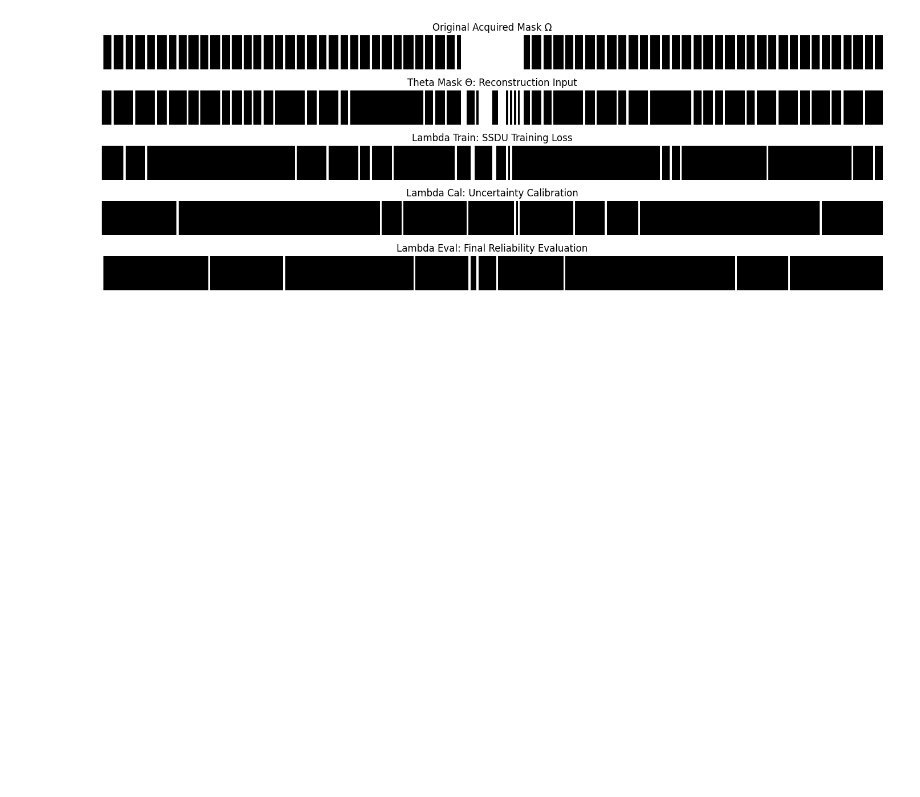
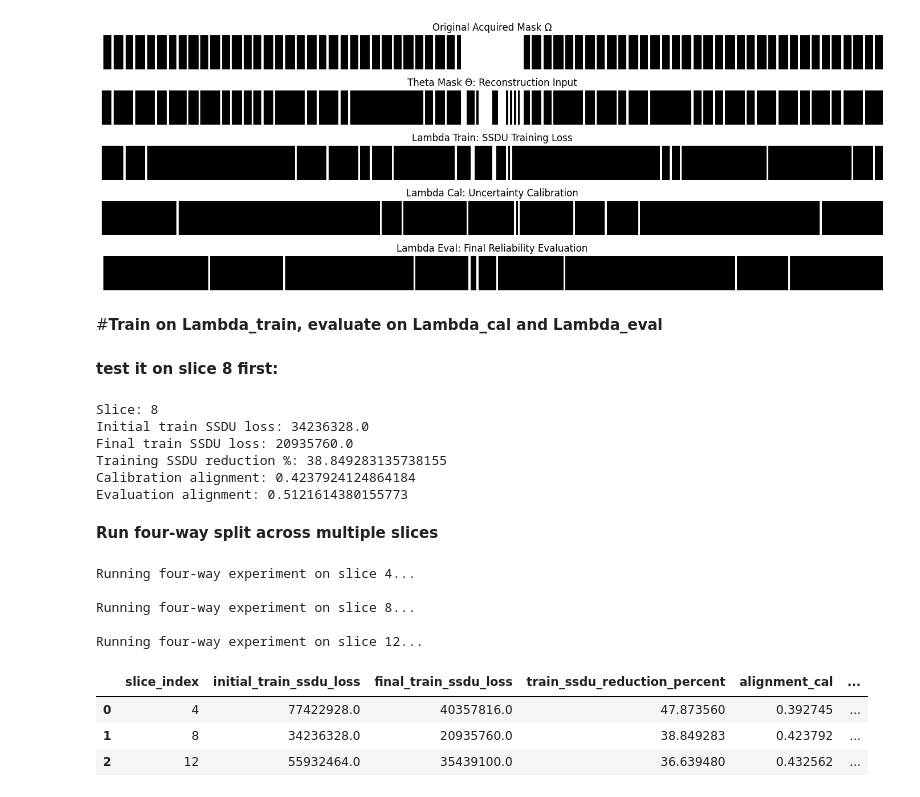
Before and after one commit to SILAS-RANSFORD-OSEI/reliability-aware-ssdu-mri, a Jupyter notebook: notebooks/03_multi_slice_reliability_check.ipynb, the cells around one changed output. Saved outputs shown, nothing was run; the diff lists cells and outputs as text; code cells hidden in the pictures; blank space fills up the shorter version.

Commit message:
Update notebook with four-way reliability evaluation

```diff
--- a/notebooks/03_multi_slice_reliability_check.ipynb
+++ b/notebooks/03_multi_slice_reliability_check.ipynb
@@ -566,3 +566,5 @@ plt.tight_layout()
 plt.show()
 # %% [output]
 [figure]
+# %% [markdown]
+#**Train on Lambda_train, evaluate on Lambda_cal and Lambda_eval**
@@ -568,0 +712,74 @@ plt.show()
+# %% [markdown]
+**test it on slice 8 first:**
+# %%
+four_way_result_8 = run_four_way_reliability_experiment(
+    kspace=kspace,
+    mask=mask,
+    slice_index=8,
+    coil_index=0,
+    split_seed=42,
+    model_seed=0,
+    num_steps=50,
+    num_samples=8,
+)
+
+print("Slice:", four_way_result_8["slice_index"])
+print("Initial train SSDU loss:", four_way_result_8["initial_train_ssdu_loss"])
+print("Final train SSDU loss:", four_way_result_8["final_train_ssdu_loss"])
+print("Training SSDU reduction %:", four_way_result_8["train_ssdu_reduction_percent"])
+print("Calibration alignment:", four_way_result_8["alignment_cal"])
+print("Evaluation alignment:", four_way_result_8["alignment_eval"])
+# %% [output]
+Slice: 8
+Initial train SSDU loss: 34236328.0
+Final train SSDU loss: 20935760.0
+Training SSDU reduction %: 38.849283135738155
+Calibration alignment: 0.4237924124864184
+Evaluation alignment: 0.5121614380155773
+# %% [markdown]
+**Run four-way split across multiple slices**
+# %%
+four_way_multi_slice_results = []
+
+for slice_index in [4, 8, 12]:
+    print(f"\nRunning four-way experiment on slice {slice_index}...")
+
+    result = run_four_way_reliability_experiment(
+        kspace=kspace,
+        mask=mask,
+        slice_index=slice_index,
+        coil_index=0,
+        train_fraction=0.2,
+        cal_fraction=0.1,
+        eval_fraction=0.1,
+        split_seed=42,
+        model_seed=0,
+        num_steps=50,
+        num_samples=8,
+        features=16,
+        dropout_p=0.1,
+        lr=1e-4,
+        lambda_img=1e7,
+    )
+
+    four_way_multi_slice_results.append({
+        "slice_index": slice_index,
+        "initial_train_ssdu_loss": result["initial_train_ssdu_loss"],
+        "final_train_ssdu_loss": result["final_train_ssdu_loss"],
+        "train_ssdu_reduction_percent": result["train_ssdu_reduction_percent"],
+        "alignment_cal": result["alignment_cal"],
+        "alignment_eval": result["alignment_eval"],
+    })
+
+four_way_multi_slice_df = pd.DataFrame(four_way_multi_slice_results)
+four_way_multi_slice_df
+# %% [output]
+Running four-way experiment on slice 4...
+
+Running four-way experiment on slice 8...
+
+Running four-way experiment on slice 12...
+|  | slice_index | initial_train_ssdu_loss | final_train_ssdu_loss | train_ssdu_reduction_percent | alignment_cal | ... |
+| 0 | 4 | 77422928.0 | 40357816.0 | 47.873560 | 0.392745 | ... |
+| 1 | 8 | 34236328.0 | 20935760.0 | 38.849283 | 0.423792 | ... |
+| 2 | 12 | 55932464.0 | 35439100.0 | 36.639480 | 0.432562 | ... |
```
Also changed, not shown: parts of 2 cells of this notebook.
